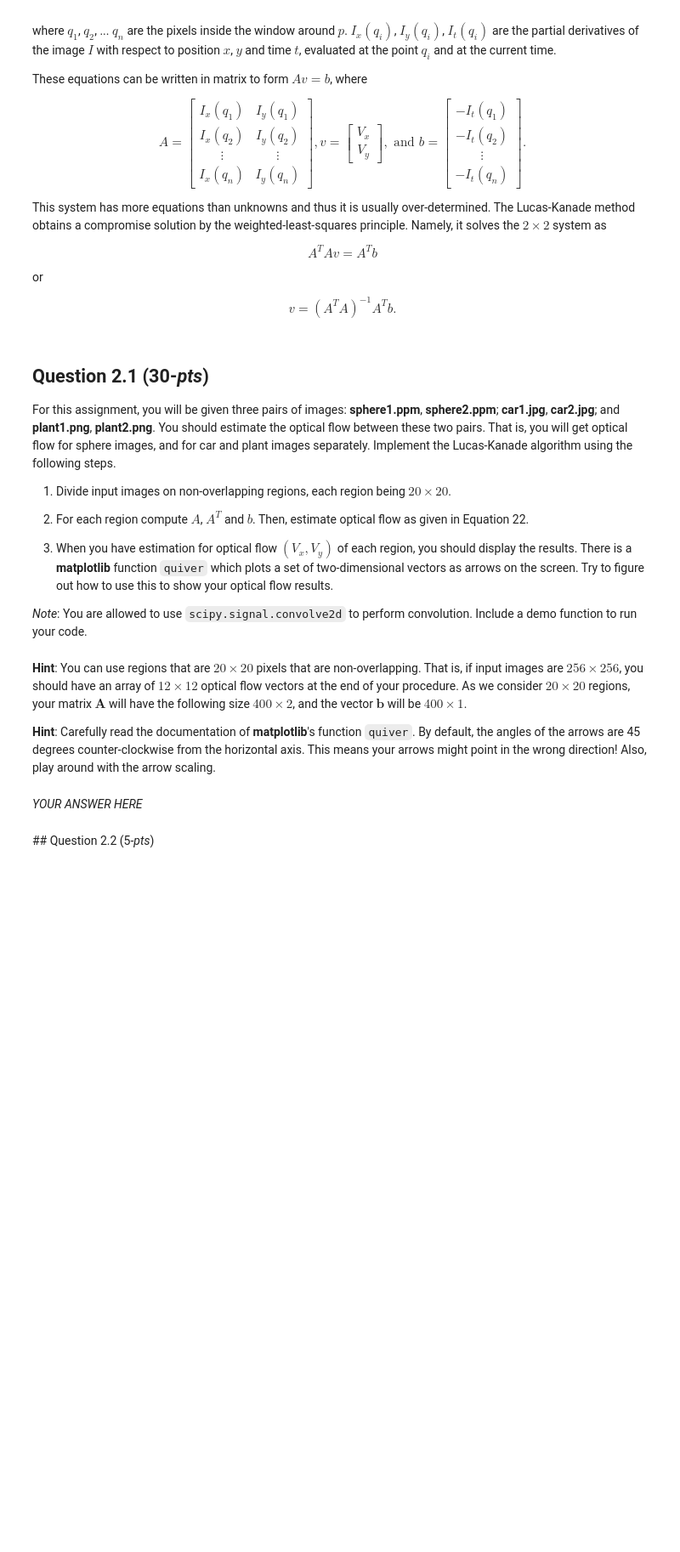
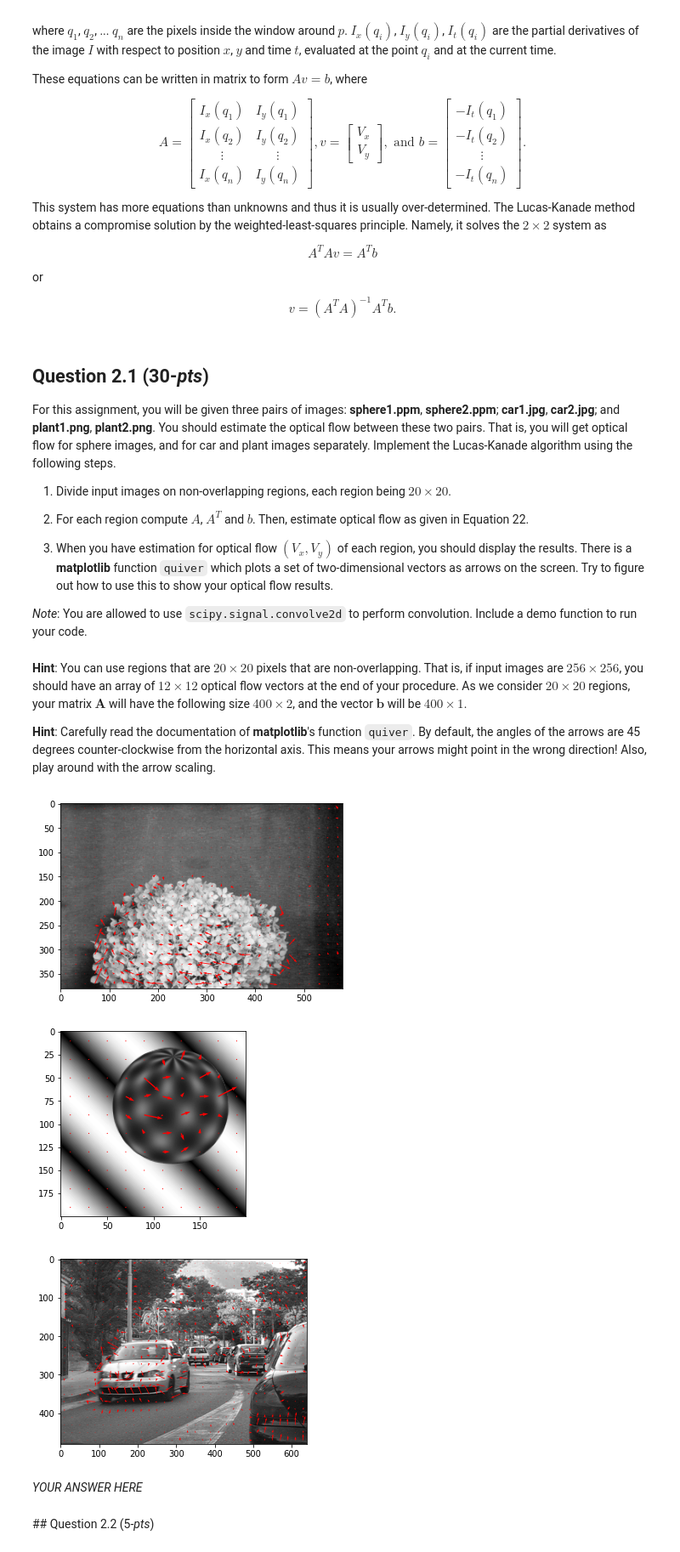
Before and after one commit to nordinbelkacemi/cv1-lab1, a Jupyter notebook: lab3/15096157_13740512_12556963.ipynb, the cells around one changed output. Shown at 85% size. Saved outputs shown, nothing was run; the diff lists cells and outputs as text; code cells hidden in the pictures; blank space fills up the shorter version.

```diff
--- a/lab3/15096157_13740512_12556963.ipynb
+++ b/lab3/15096157_13740512_12556963.ipynb
@@ -388,13 +396,11 @@ def calculate_derivatives(I_t0, I_t1):
     """
     Obtain x, y and time derivatives of an image.
     """
-    x_kernel = np.array([[-1, 1], [-1, 1]])
-    y_kernel = np.array([[-1, -1], [1, 1]])
-    kernel_t = np.array([[1, 1], [1, 1]])
+    kernel_t = np.array([[1., 1.], [1., 1.]])
 
-    fx = signal.convolve2d(I_t0, x_kernel, mode="same")
-    fy = signal.convolve2d(I_t0, y_kernel, mode="same")
-    ft = signal.convolve2d(I_t0, kernel_t, mode="same") - signal.convolve2d(I_t1, kernel_t, mode="same")
+    fx = gradient_x(I_t0)
+    fy = gradient_y(I_t0)
+    ft = signal.convolve2d(I_t0, -kernel_t, mode="same") + signal.convolve2d(I_t1, kernel_t, mode="same")
     return fx, fy, ft
 
 
@@ -451,8 +457,8 @@ def calculate_flow_vectors(I_x, I_y, I_t):
     Vx, Vy: Two lists containing, respectively, Vx, Vy of each subregion
     """
     A = np.vstack((I_x.flatten(), I_y.flatten())).T
-    b = -I_t.flatten().T
-    Vx, Vy = np.linalg.inv(A.T @ A) @ (A.T @ b)
+    b = I_t.flatten().T
+    Vx, Vy = np.linalg.lstsq(A, b, rcond=None)[0]
     return Vx, Vy
 
 
@@ -476,7 +482,7 @@ def plot_optical_flow(subregion_indices, V_x, V_y):
     X = np.array(X)
     joined = np.concatenate(subregion_indices, axis=1)
     plt.imshow(np.concatenate(joined, axis=1), cmap="gray")
-    plt.quiver(X, Y, V_x, V_y, angles="xy", scale=subregion_indices.shape[0], color="red", linewidth=subregion_indices.shape[0]/3000)
+    plt.quiver(X, Y, V_x, V_y, angles="xy", scale=subregion_indices.shape[0]*1.5, color="red", linewidth=subregion_indices.shape[0]/3000)
     plt.show()
 
 
@@ -488,33 +494,37 @@ def plot_optical_flow(subregion_indices, V_x, V_y):
 def splitimage(img, region_size):
     blocks = np.ones(((img.shape[0]//region_size), (img.shape[1]//region_size),region_size, region_size))
     #splitimg = np.split(img, range(region_size, img.shape[0], region_size))
     for i in range(region_size,img.shape[0]+1,20):
         for j in range(region_size,img.shape[1]+1,20):
             blocks[int(i/region_size)-1,int(j/region_size)-1] = img[i-region_size:i, j-region_size:j]
     return blocks
 
 def calculate_opticalflow(img0_name, img1_name, image_dir="./data/", window_size=20):
     I_t0, I_t1 = load_images(img0_name, img1_name, image_dir=image_dir)
 
     split_I_t0 = splitimage(I_t0, window_size)
     split_I_t1 = splitimage(I_t1, window_size)
 
     V_x = np.zeros(split_I_t0.shape[:2])
     V_y = np.zeros(split_I_t0.shape[:2])
 
     for i in range(split_I_t0.shape[0]):
         for j in range(split_I_t0.shape[1]):
             sx, sy, st = calculate_derivatives(split_I_t0[i,j], split_I_t1[i, j])
             V_x[i, j], V_y[i, j] = calculate_flow_vectors(sx, sy, st)
 
     return split_I_t0, V_x, V_y
 
 
 plot_optical_flow(*calculate_opticalflow("plant1.png", "plant2.png"))
 
 plot_optical_flow(*calculate_opticalflow("sphere1.ppm", "sphere2.ppm"))
 
 plot_optical_flow(*calculate_opticalflow("car1.jpg", "car2.jpg"))
+# %% [output]
+[figure, added]
+[figure, added]
+[figure, added]
 # %% [markdown]
 *YOUR ANSWER HERE*
 # %% [markdown]
```
Also changed, not shown: parts of 12 cells of this notebook.
